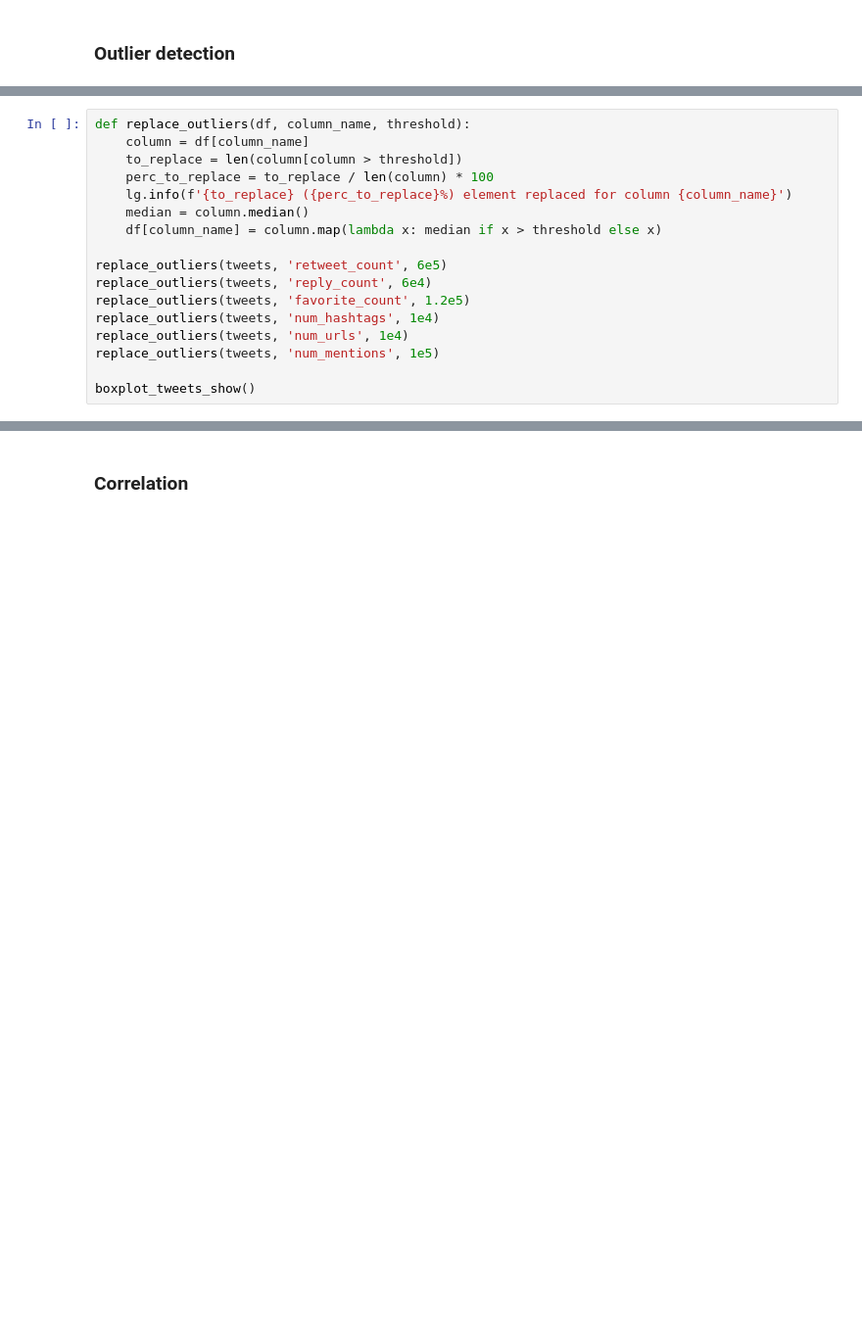
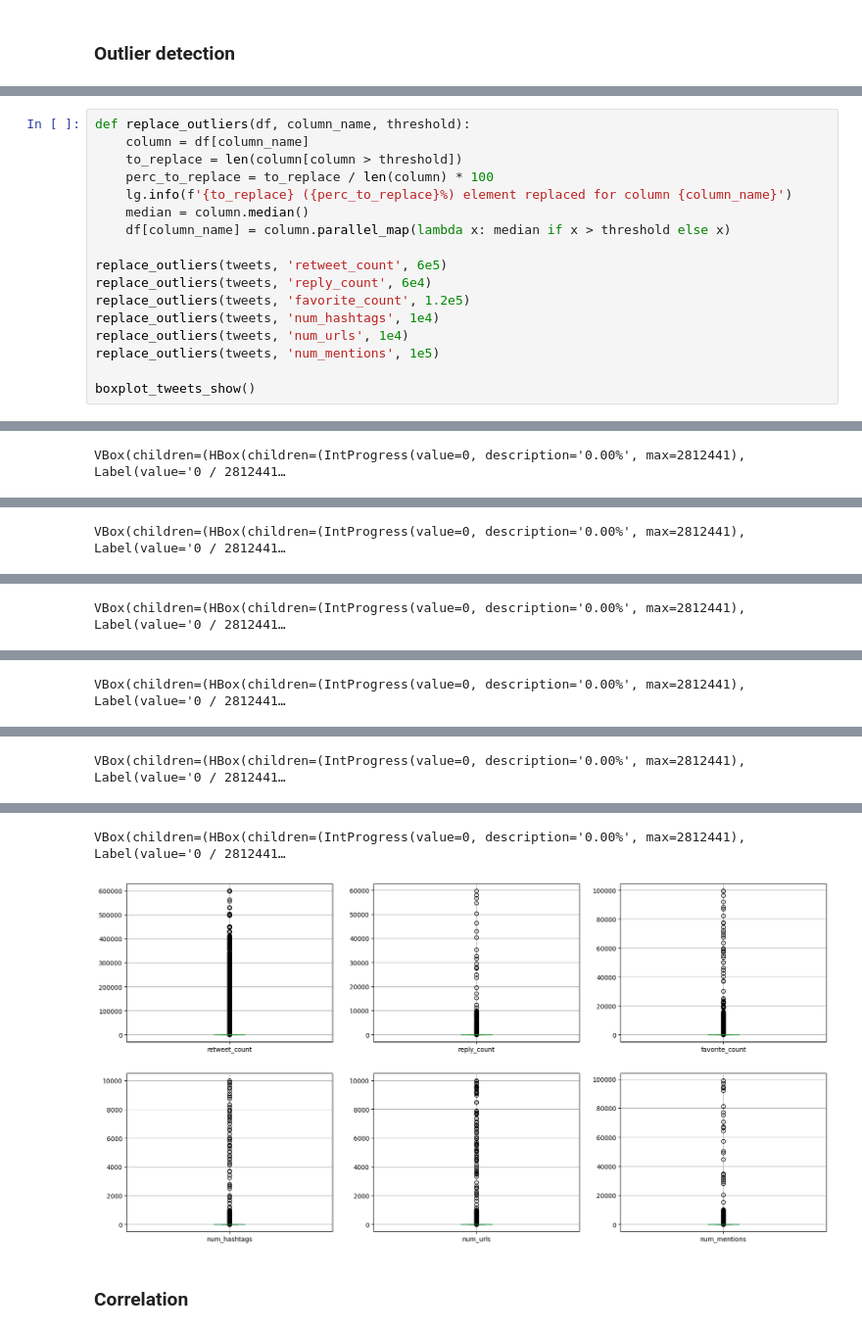
Before and after one commit to federicosilvestri/data-mining, a Jupyter notebook: 1_data_understanding.ipynb, the cells around one changed output, grey strips where cells are left out. Shown at 98% size. Saved outputs shown, nothing was run; the diff lists cells and outputs as text; blank space fills up the shorter version.

```diff
--- a/1_data_understanding.ipynb
+++ b/1_data_understanding.ipynb
@@ -690,7 +805,7 @@ def replace_outliers(df, column_name, threshold):
     perc_to_replace = to_replace / len(column) * 100
     lg.info(f'{to_replace} ({perc_to_replace}%) element replaced for column {column_name}')
     median = column.median()
-    df[column_name] = column.map(lambda x: median if x > threshold else x)
+    df[column_name] = column.parallel_map(lambda x: median if x > threshold else x)
 
 replace_outliers(tweets, 'retweet_count', 6e5)
 replace_outliers(tweets, 'reply_count', 6e4)
@@ -700,3 +815,4 @@ replace_outliers(tweets, 'num_urls', 1e4)
 replace_outliers(tweets, 'num_mentions', 1e5)
 
 boxplot_tweets_show()
+# %% [output]
@@ -702,0 +821 @@ boxplot_tweets_show()
+VBox(children=(HBox(children=(IntProgress(value=0, description='0.00%', max=2812441), Label(value='0 / 2812441…
@@ -702,0 +824 @@ boxplot_tweets_show()
+VBox(children=(HBox(children=(IntProgress(value=0, description='0.00%', max=2812441), Label(value='0 / 2812441…
@@ -702,0 +827 @@ boxplot_tweets_show()
+VBox(children=(HBox(children=(IntProgress(value=0, description='0.00%', max=2812441), Label(value='0 / 2812441…
@@ -702,0 +830 @@ boxplot_tweets_show()
+VBox(children=(HBox(children=(IntProgress(value=0, description='0.00%', max=2812441), Label(value='0 / 2812441…
@@ -702,0 +833 @@ boxplot_tweets_show()
+VBox(children=(HBox(children=(IntProgress(value=0, description='0.00%', max=2812441), Label(value='0 / 2812441…
@@ -703,3 +836,5 @@ boxplot_tweets_show()
+VBox(children=(HBox(children=(IntProgress(value=0, description='0.00%', max=2812441), Label(value='0 / 2812441…
+[figure, added]
 # %% [markdown]
 ### Correlation
 # %%
```
Also changed, not shown: parts of 25 cells of this notebook.
